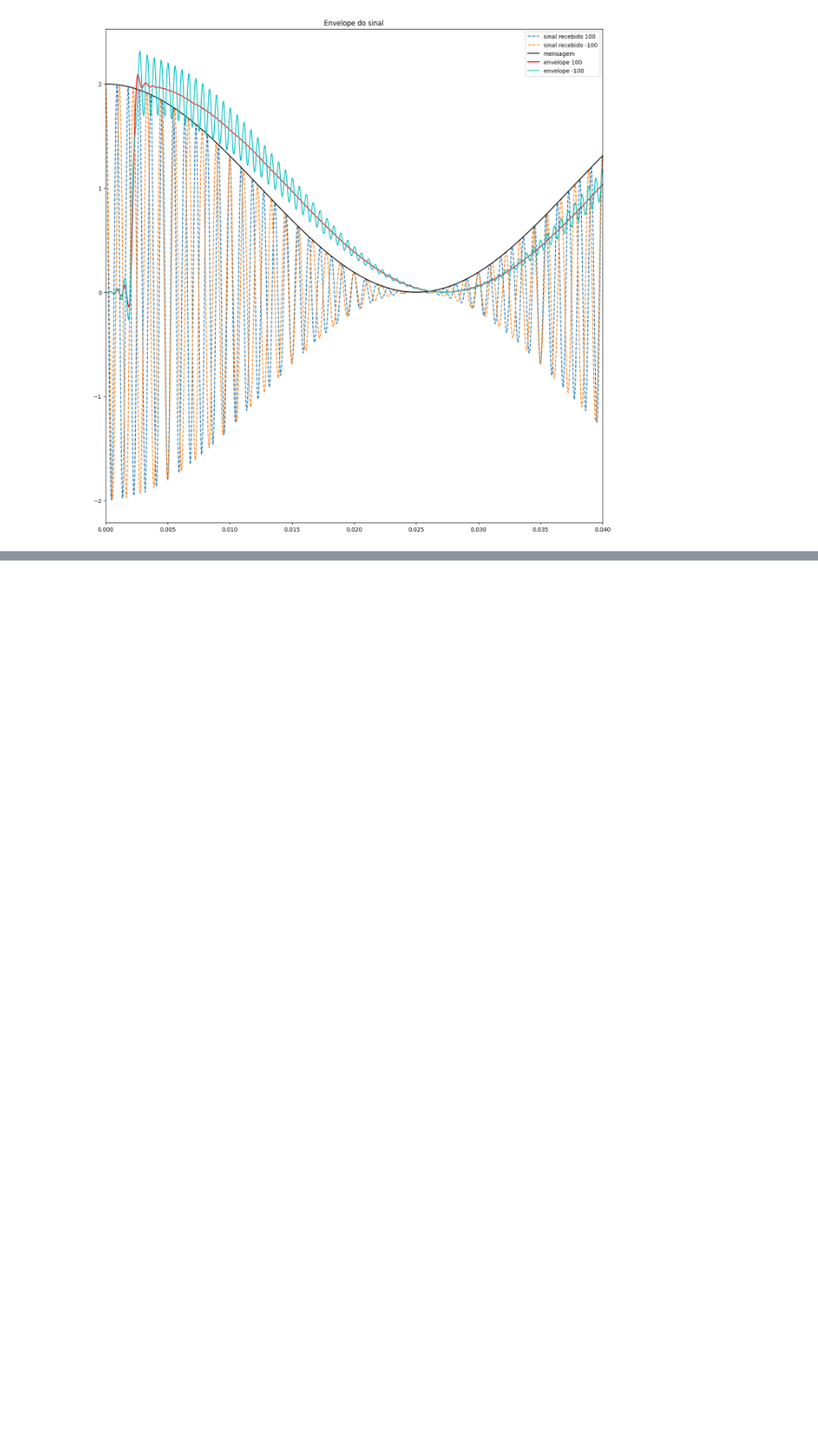
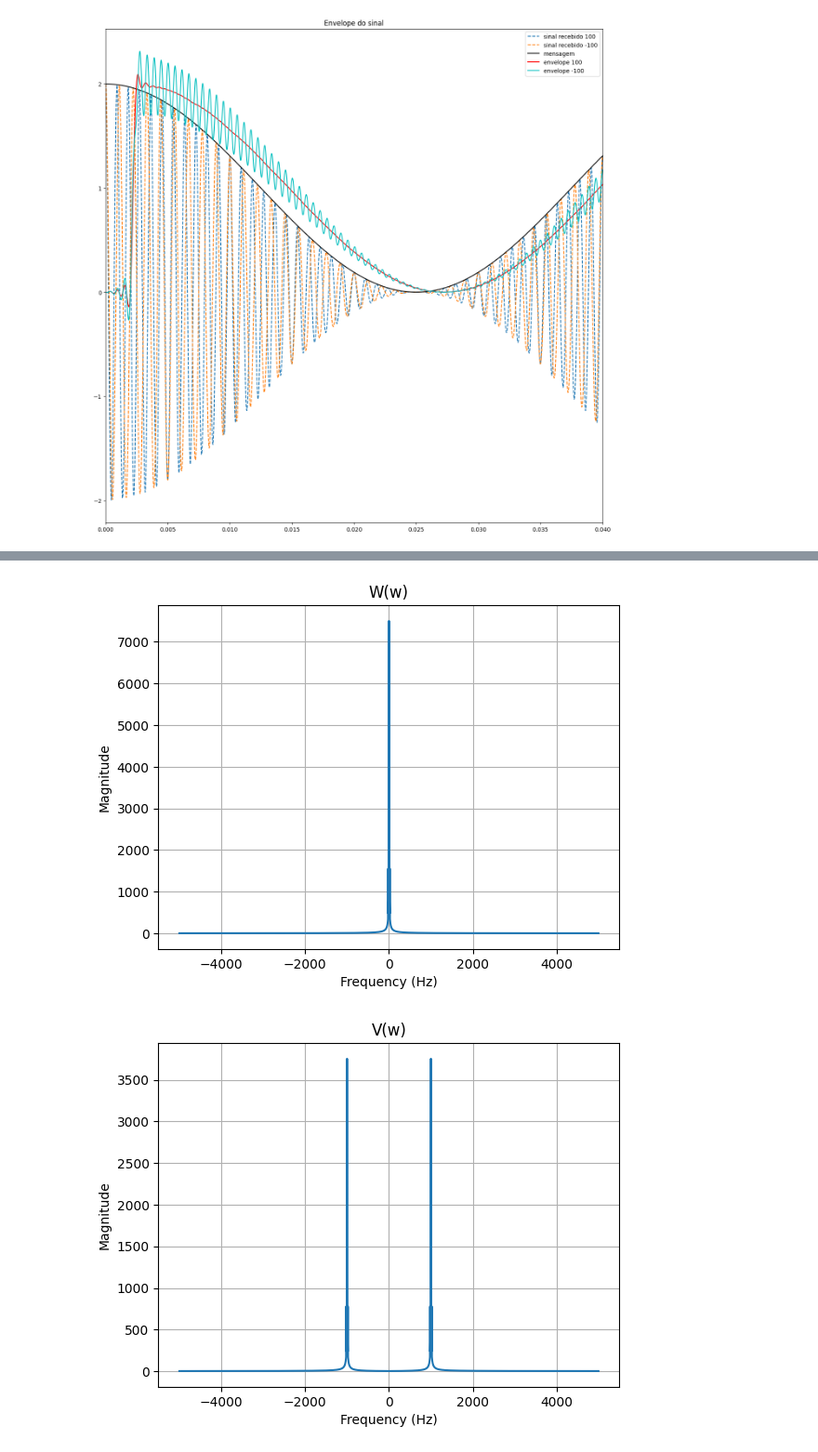
Before and after one commit to andrevale99/STD_DCA0107, a Jupyter notebook: U2/Lista_05/lista_05.ipynb, the cells around one changed output, grey strips where cells are left out. Shown at 93% size. Saved outputs shown, nothing was run; the diff lists cells and outputs as text; code cells hidden in the pictures; blank space fills up the shorter version.

```diff
--- a/U2/Lista_05/lista_05.ipynb
+++ b/U2/Lista_05/lista_05.ipynb
@@ -527,0 +528,40 @@ plt.show()
+# %%
+# Parâmetros de tempo e amostragem
+time = 0.3  # duração do sinal
+Ts = 1 / 10000  # intervalo de amostragem
+t = np.arange(Ts, time + Ts, Ts)  # vetor de tempo
+lent = len(t)  # comprimento do vetor de tempo
+
+# Definição do portador (carrier)
+fc = 1000
+c = np.cos(2 * np.pi * fc * t)  # portadora na frequência fc
+
+# Definição da mensagem (message)
+fm = 20
+w = 5 / lent * np.arange(1, lent + 1) + np.cos(2 * np.pi * fm * t)  # mensagem
+
+# Modulação com a portadora
+v = c * w  # modulação
+
+# Offset de frequência e fase
+gamma = 0
+phi = 0
+c2 = np.cos(2 * np.pi * (fc + gamma) * t + phi)  # cosseno para demodulação
+
+# Demodulação
+x = v * c2  # sinal recebido demodulado
+
+# Design do filtro passa-baixa
+fbe = [0, 0.1, 0.2, 1]  # bordas da resposta em frequência normalizada
+damps = [1, 1, 0, 0]  # resposta desejada (ganho)
+fl = 100  # ordem do filtro
+b = signal.firwin(fl + 1, cutoff=0.1, window="hamming")  # resposta ao impulso do filtro
+m = 2 * signal.lfilter(b, 1, x)  # aplica o filtro ao sinal demodulado
+
+plotspec(w, Ts, "W(w)")
+plotspec(v, Ts, "V(w)")
+plotspec(x, Ts, "X(w)")
+plotspec(m, Ts, "M(w)")
+# %% [output]
+[figure, added]
+[figure, added]
```
Also changed, not shown: parts of 15 cells of this notebook.
